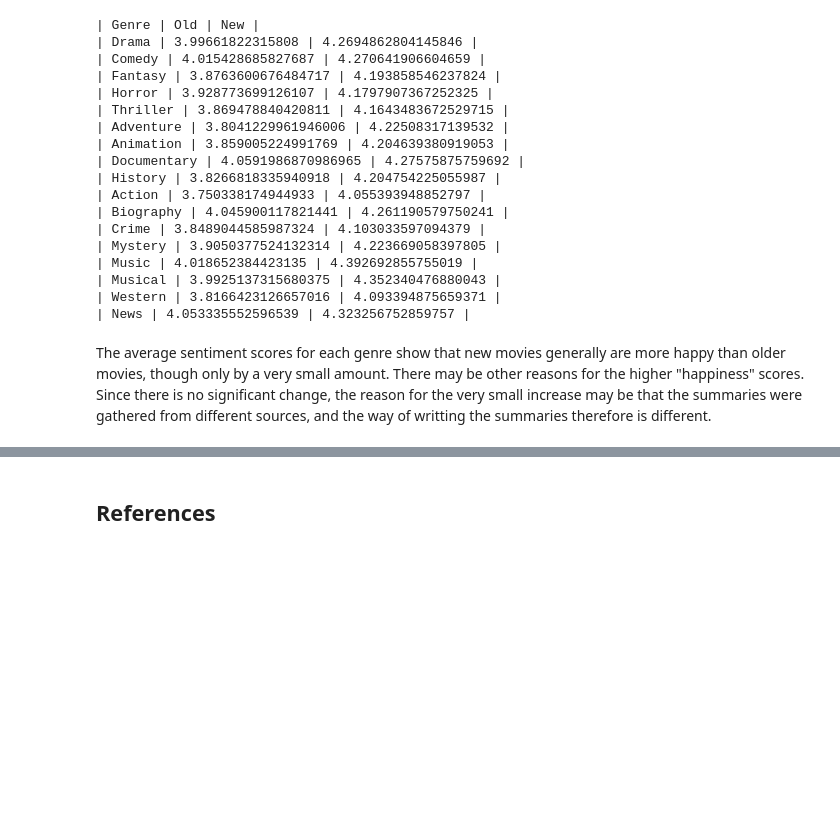
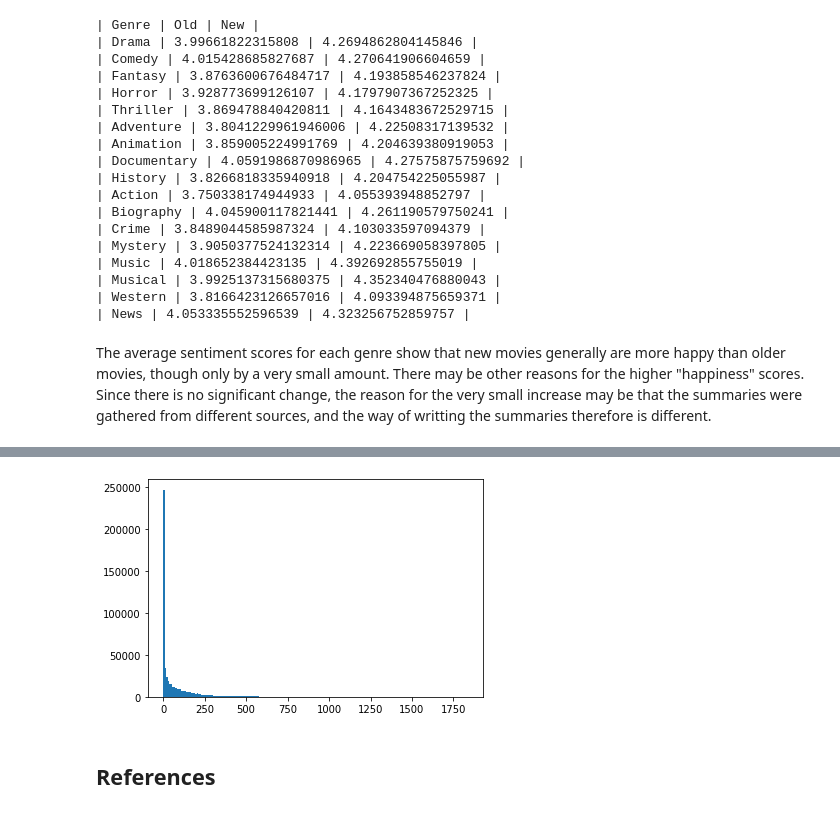
Before and after one commit to MBJohansen/Social-Graphs-Project, a Jupyter notebook: Project.ipynb, the cells around one changed output, grey strips where cells are left out. Drawn from its saved outputs; the diff is of its cells as text; code cells hidden in the pictures; blank space fills up the shorter version.

Commit message:
Added some movie network stuff

```diff
--- a/Project.ipynb
+++ b/Project.ipynb
@@ -602,3 +609,37 @@ The average sentiment scores for each genre show that new movies generally are m
+# %%
+#Create dictionary of movies and actors
+movieAndActors = {}
+
+for ma in moviesAndActorsDF.get_values():
+    movies = []
+
+    for m in ma[1].split(","):
+        movies.append(m)
+
+    movieAndActors[ma[0]] = movies
+# %%
+#Init graph
+G = nx.Graph()
+# %%
+#Add nodes to graph
+for m in movieTitles:
+    G.add_node(m, title=movieTitles[m][0], genres=movieTitles[m][1])
+# %%
+#Add edges to graph
+for a in movieAndActors.keys():
+    movies = movieAndActors[a]
+    for i in range(len(movies)):
+        for j in range(i+1,len(movies)):
+            G.add_edge(movies[i],movies[j])
+# %%
+#Plot degree distribution
+degrees = [G.degree(n) for n in G.nodes()]
+
+plt.hist(degrees,bins=200)
+plt.show()
+plt.close()
+# %% [output]
+[figure, added]
 # %% [markdown]
 ## References
 # %% [markdown]
```
Also changed, not shown: parts of 5 cells of this notebook, 1 other file.
